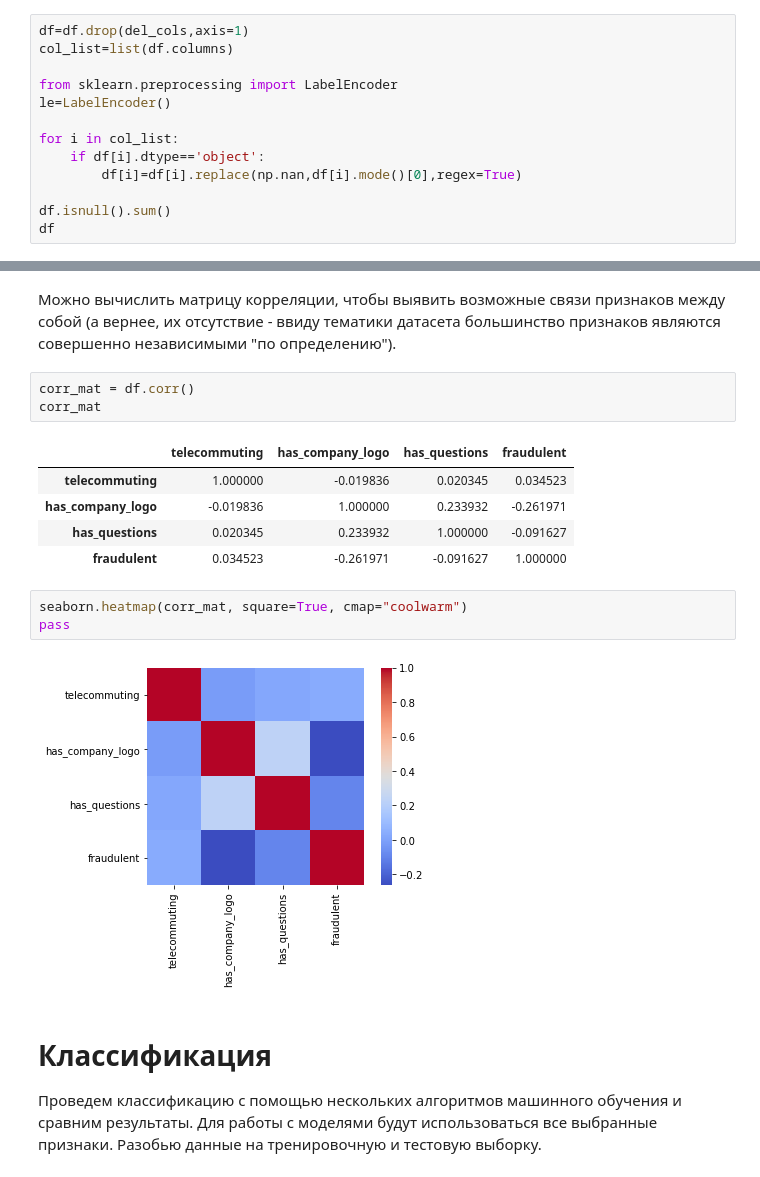
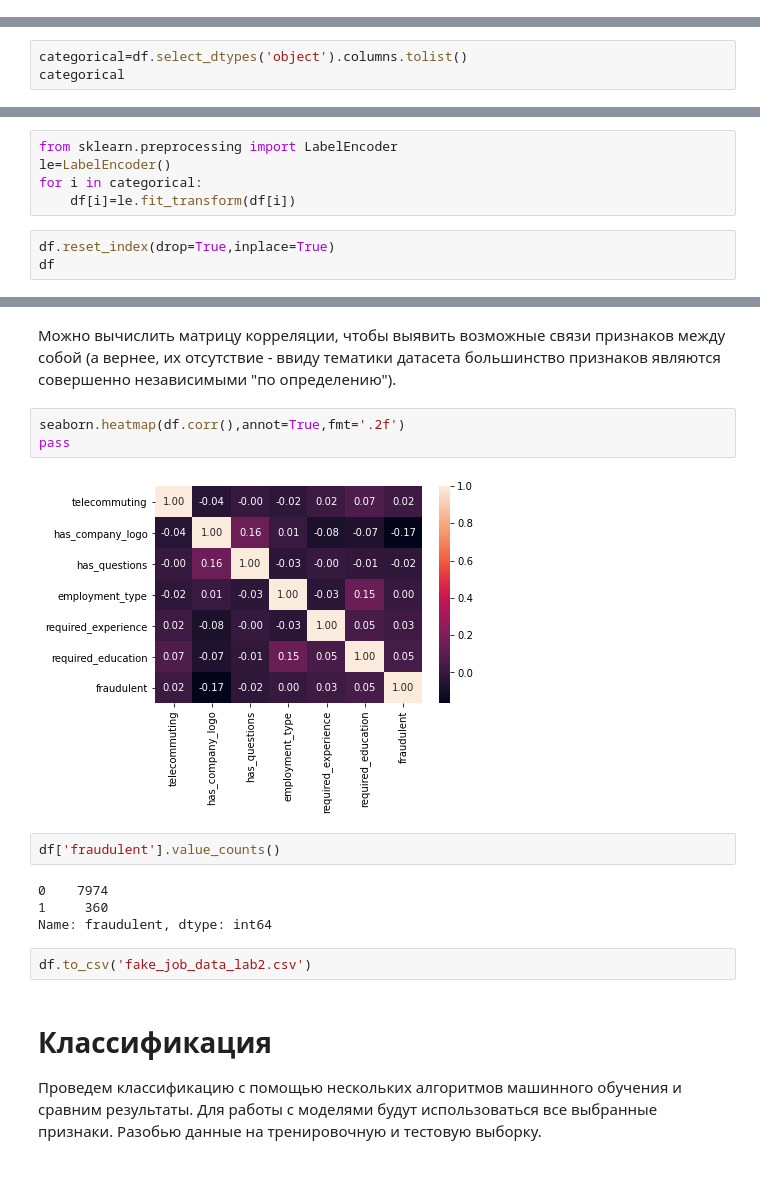
Before and after one commit to Alexandr-Solovev/ml_practice, a Jupyter notebook: Practice/Practice_1.ipynb, the cells around one changed output, grey strips where cells are left out. Saved outputs shown, nothing was run; the diff lists cells and outputs as text.

```diff
--- a/Practice/Practice_1.ipynb
+++ b/Practice/Practice_1.ipynb
@@ -71,15 +217,2 @@ del_cols=['job_id','location','department','salary_range','description','title',
 # %% [markdown]
 Заодно обработаю пропущенные данные
-# %%
-df=df.drop(del_cols,axis=1)
-col_list=list(df.columns)
-
-from sklearn.preprocessing import LabelEncoder
-le=LabelEncoder()
-
-for i in col_list:
-    if df[i].dtype=='object':
-        df[i]=df[i].replace(np.nan,df[i].mode()[0],regex=True)
-
-df.isnull().sum()
-df
@@ -108,0 +238,3 @@ max - максимальное значение
+# %%
+categorical=df.select_dtypes('object').columns.tolist()
+categorical
@@ -108,0 +243,8 @@ max - максимальное значение
+# %%
+from sklearn.preprocessing import LabelEncoder
+le=LabelEncoder()
+for i in categorical:
+    df[i]=le.fit_transform(df[i])
+# %%
+df.reset_index(drop=True,inplace=True)
+df
@@ -121,20 +277,19 @@ df.describe()
 # %% [markdown]
 
 Можно вычислить матрицу корреляции, чтобы выявить возможные связи признаков между собой (а вернее, их отсутствие - ввиду тематики датасета большинство признаков являются совершенно независимыми "по определению").
-# %%
-corr_mat = df.corr()
-corr_mat
-# %% [output]
-|  | telecommuting | has_company_logo | has_questions | fraudulent |
-| telecommuting | 1.000000 | -0.019836 | 0.020345 | 0.034523 |
-| has_company_logo | -0.019836 | 1.000000 | 0.233932 | -0.261971 |
-| has_questions | 0.020345 | 0.233932 | 1.000000 | -0.091627 |
-| fraudulent | 0.034523 | -0.261971 | -0.091627 | 1.000000 |
 # %%
-seaborn.heatmap(corr_mat, square=True, cmap="coolwarm")
+seaborn.heatmap(df.corr(),annot=True,fmt='.2f')
 pass
 # %% [output]
-[figure, old version]
+[figure, new version]
+# %%
+df['fraudulent'].value_counts()
+# %% [output]
+0    7974
+1     360
+Name: fraudulent, dtype: int64
+# %%
+df.to_csv('fake_job_data_lab2.csv')
 # %% [markdown]
 # Классификация
 Проведем классификацию с помощью нескольких алгоритмов машинного обучения и сравним результаты. Для работы с моделями будут использоваться все выбранные признаки. Разобью данные на тренировочную и тестовую выборку.
```
Also changed, not shown: parts of 32 cells of this notebook, 4 other files.
